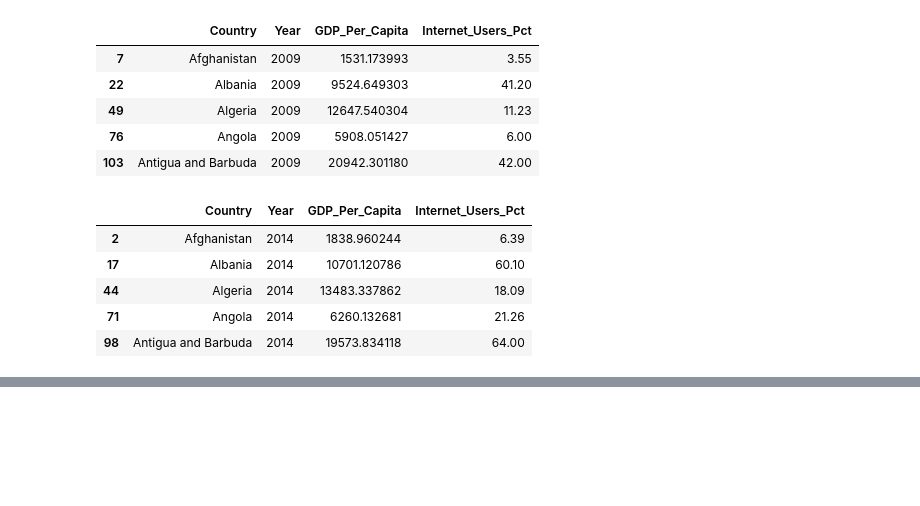
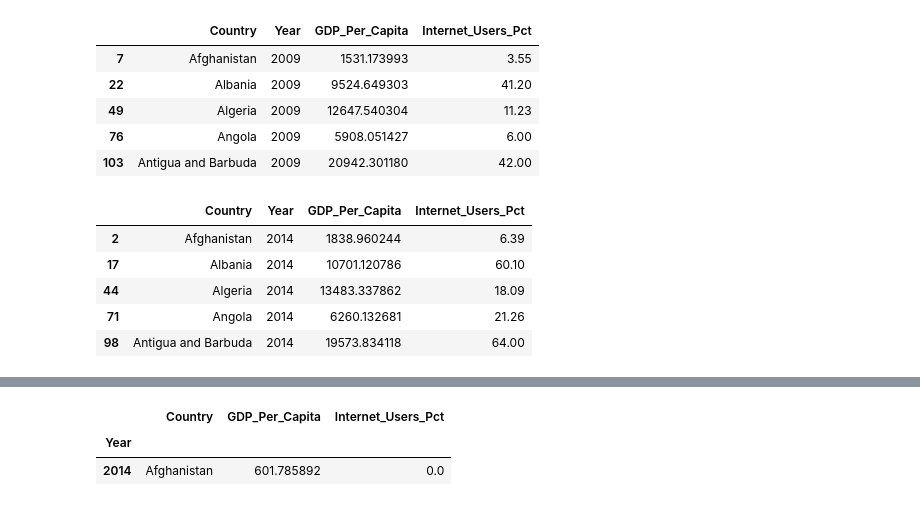
Before and after one commit to amerus/data-question-1-amerus, a Jupyter notebook: data/data-question-1.ipynb, the cells around one changed output, grey strips where cells are left out. Cells and saved outputs as stored; diff of their text form; code cells hidden in the pictures; blank space fills up the shorter version.

```diff
--- a/data/data-question-1.ipynb
+++ b/data/data-question-1.ipynb
@@ -207,0 +214,6 @@ gdp_and_internet_use_2014.head(5)
+# %%
+gdp_and_internet_use_2014.groupby('Year').min()
+# %% [output]
+|  | Country | GDP_Per_Capita | Internet_Users_Pct |
+| Year |  |  |  |
+| 2014 | Afghanistan | 601.785892 | 0.0 |
```
Also changed, not shown: parts of 1 cell of this notebook.
